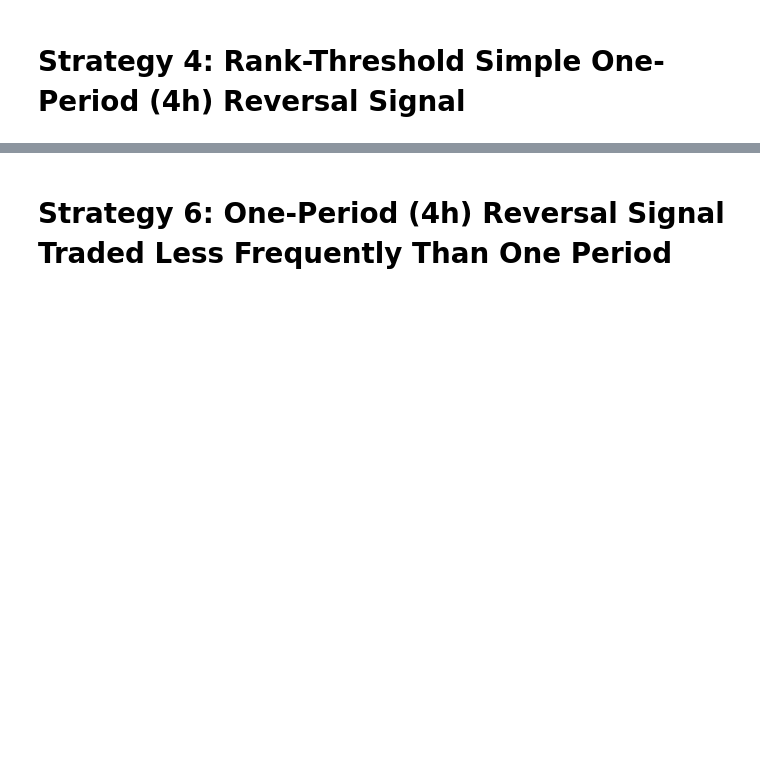
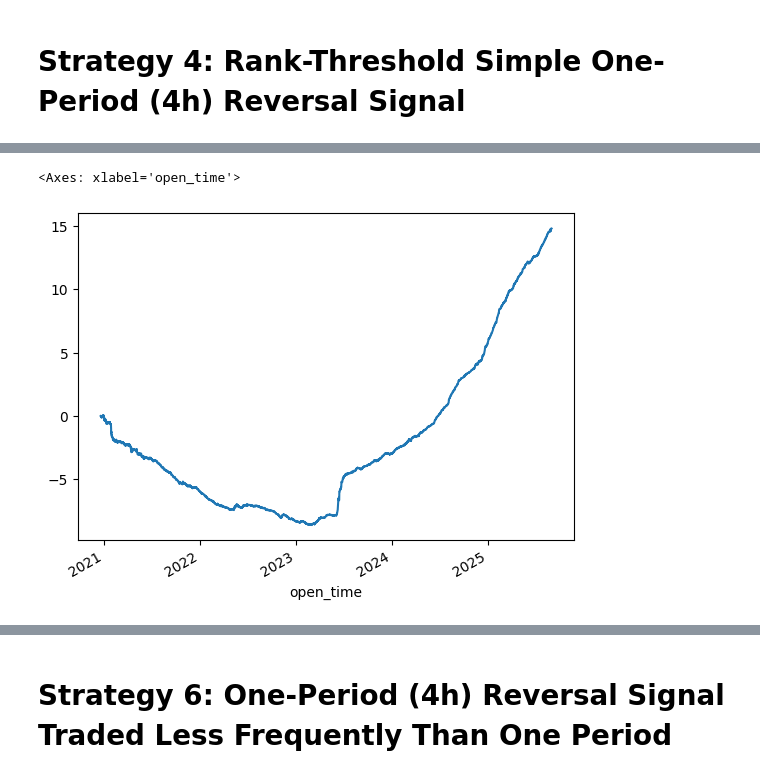
Before and after one commit to wbchristerson/crypto-strategies, a Jupyter notebook: class_project.ipynb, the cells around one changed output, grey strips where cells are left out. Drawn from its saved outputs; the diff is of its cells as text; code cells hidden in the pictures; blank space fills up the shorter version.

```diff
--- a/class_project.ipynb
+++ b/class_project.ipynb
@@ -521,0 +642,5 @@ Intel MKL WARNING: Support of Intel(R) Streaming SIMD Extensions 4.2 (Intel(R) S
+# %%
+net_returns.cumsum().plot()
+# %% [output]
+<Axes: xlabel='open_time'>
+[figure, added]
```
Also changed, not shown: parts of 33 cells of this notebook.
